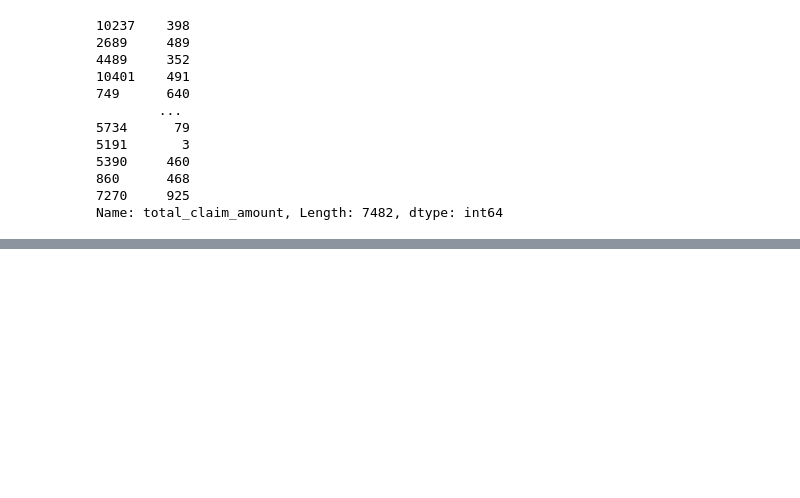
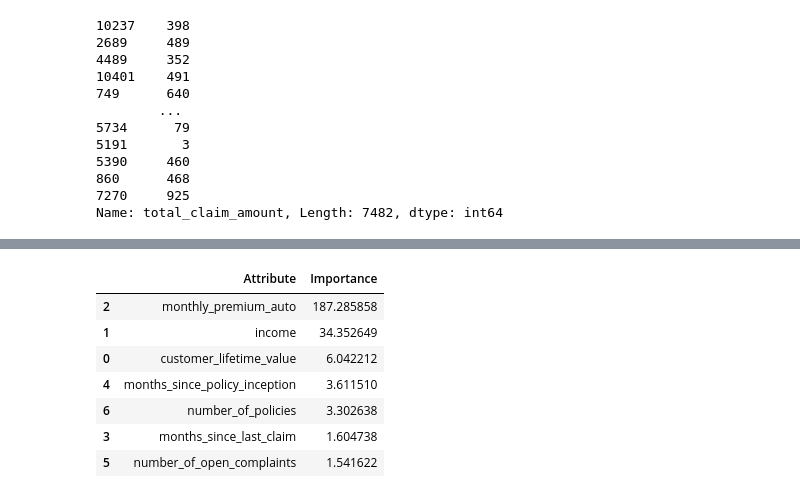
Before and after one commit to asierbilbao/IronLab, a Jupyter notebook: Week 4/Data transformation LAB 2.ipynb, the cells around one changed output, grey strips where cells are left out. Cells and saved outputs as stored; diff of their text form; code cells hidden in the pictures; blank space fills up the shorter version.

```diff
--- a/Week 4/Data transformation LAB 2.ipynb
+++ b/Week 4/Data transformation LAB 2.ipynb
@@ -293,0 +382,11 @@ Adjusted R2.
+# %%
+features_importances
+# %% [output]
+|  | Attribute | Importance |
+| 2 | monthly_premium_auto | 187.285858 |
+| 1 | income | 34.352649 |
+| 0 | customer_lifetime_value | 6.042212 |
+| 4 | months_since_policy_inception | 3.611510 |
+| 6 | number_of_policies | 3.302638 |
+| 3 | months_since_last_claim | 1.604738 |
+| 5 | number_of_open_complaints | 1.541622 |
```
Also changed, not shown: parts of 24 cells of this notebook.
